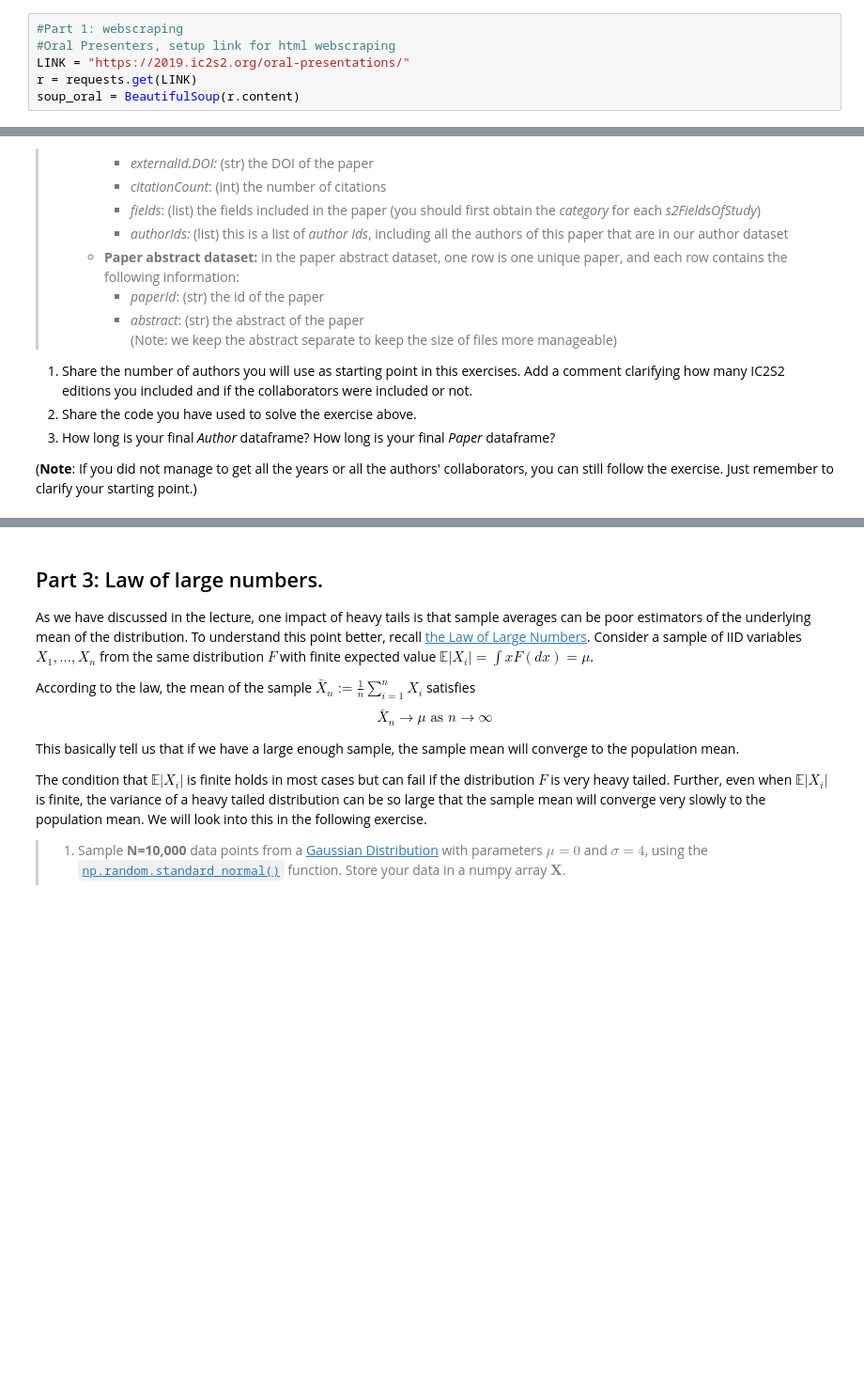
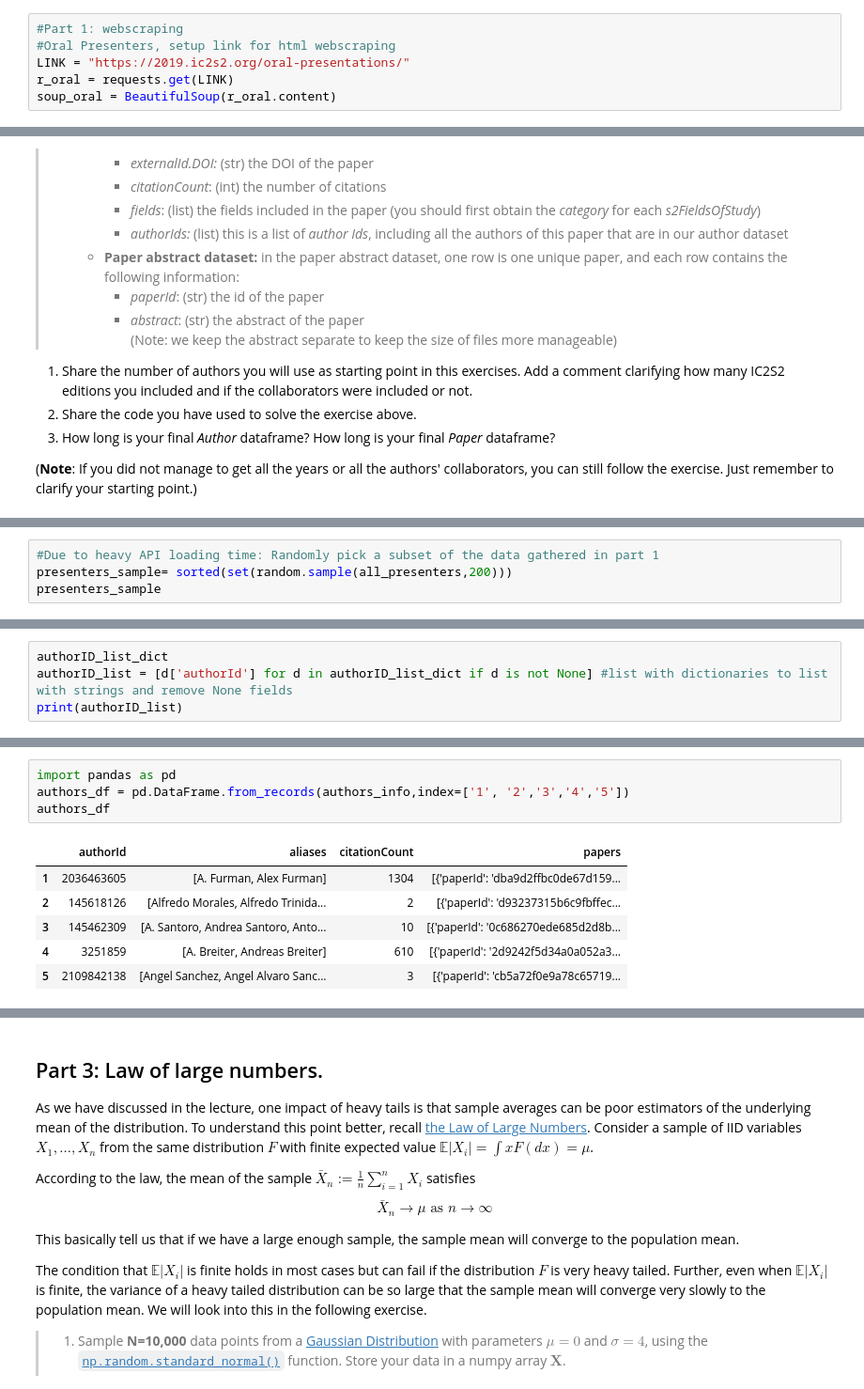
Before and after one commit to Morell1123/Assignment1_SocialInformatics, a Jupyter notebook: Assignment1_part1.ipynb, the cells around one changed output, grey strips where cells are left out. Shown: that part at 94% size. Saved outputs shown, nothing was run; the diff lists cells and outputs as text; blank space fills up the shorter version.

```diff
--- a/Assignment1_part1.ipynb
+++ b/Assignment1_part1.ipynb
@@ -22,8 +22,8 @@ import re
 #Part 1: webscraping
 #Oral Presenters, setup link for html webscraping
 LINK = "https://2019.ic2s2.org/oral-presentations/"
-r = requests.get(LINK)
-soup_oral = BeautifulSoup(r.content)
+r_oral = requests.get(LINK)
+soup_oral = BeautifulSoup(r_oral.content)
 # %%
 #Extract all oral presenters form url
 data = soup_oral.findAll("p") #extract the part with the relevant data
@@ -148,0 +175,4 @@ print(len(sorted(set(all_presenters))),"unique researcher found as presenters fo
+# %%
+#Due to heavy API loading time: Randomly pick a subset of the data gathered in part 1
+presenters_sample= sorted(set(random.sample(all_presenters,200)))
+presenters_sample
@@ -148,0 +250,4 @@ print(len(sorted(set(all_presenters))),"unique researcher found as presenters fo
+# %%
+authorID_list_dict
+authorID_list = [d['authorId'] for d in authorID_list_dict if d is not None] #list with dictionaries to list with strings and remove None fields
+print(authorID_list)
@@ -148,0 +303,11 @@ print(len(sorted(set(all_presenters))),"unique researcher found as presenters fo
+# %%
+import pandas as pd
+authors_df = pd.DataFrame.from_records(authors_info,index=['1', '2','3','4','5'])
+authors_df
+# %% [output]
+|  | authorId | aliases | citationCount | papers |
+| 1 | 2036463605 | [A. Furman, Alex Furman] | 1304 | [{'paperId': 'dba9d2ffbc0de67d159... |
+| 2 | 145618126 | [Alfredo Morales, Alfredo Trinida... | 2 | [{'paperId': 'd93237315b6c9fbffec... |
+| 3 | 145462309 | [A. Santoro, Andrea Santoro, Anto... | 10 | [{'paperId': '0c686270ede685d2d8b... |
+| 4 | 3251859 | [A. Breiter, Andreas Breiter] | 610 | [{'paperId': '2d9242f5d34a0a052a3... |
+| 5 | 2109842138 | [Angel Sanchez, Angel Alvaro Sanc... | 3 | [{'paperId': 'cb5a72f0e9a78c65719... |
```
Also changed, not shown: parts of 17 cells of this notebook.
